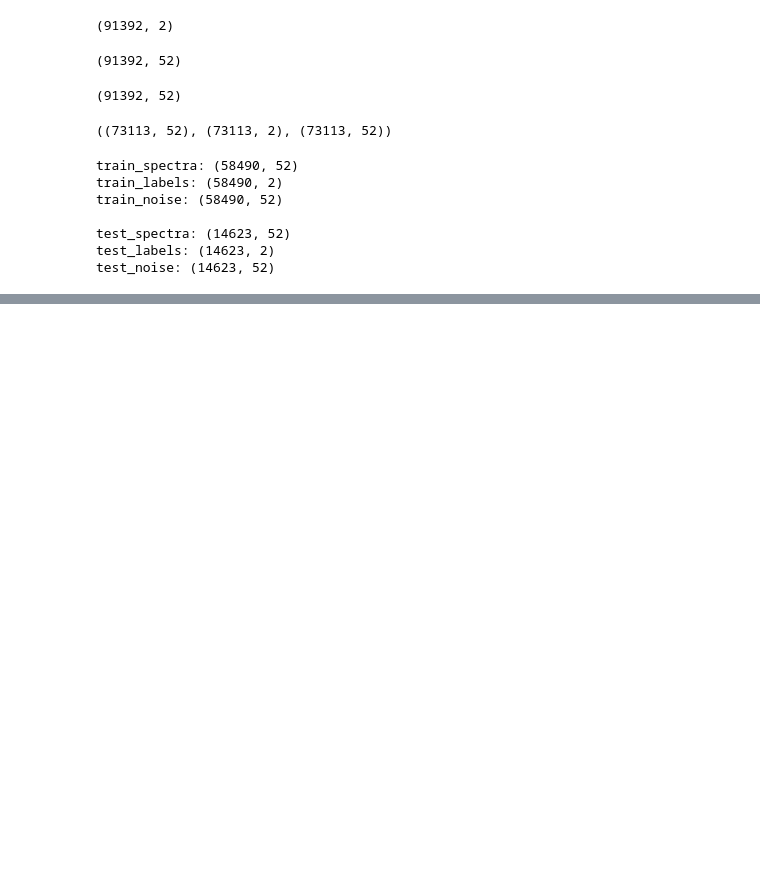
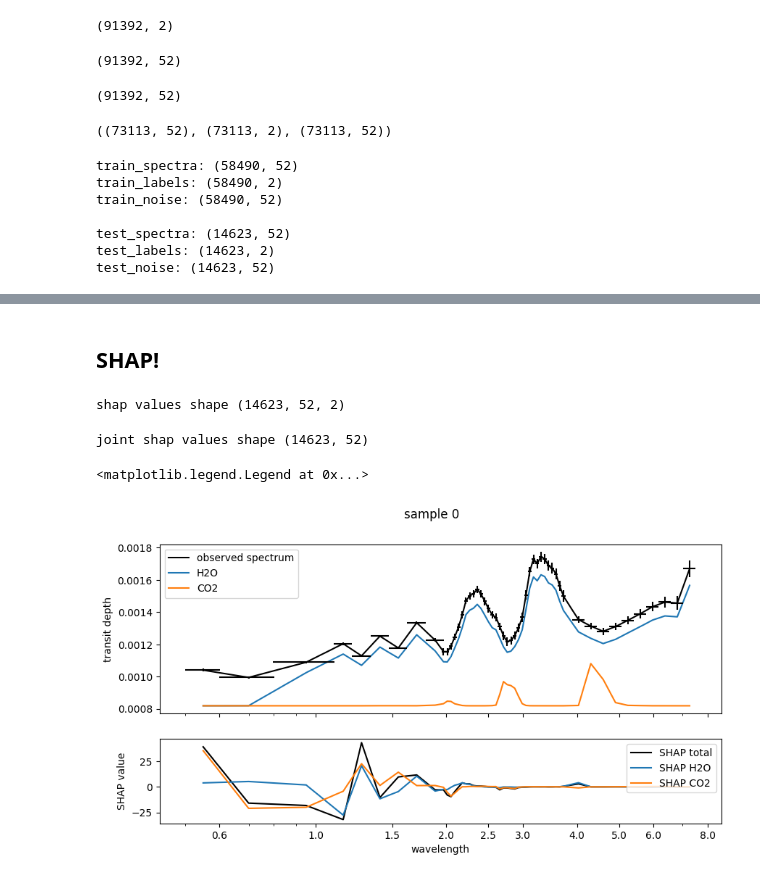
Before and after one commit to Jools-Clarke/SpeciesRetrieval, a Jupyter notebook: data_loader.ipynb, the cells around one changed output, grey strips where cells are left out. Drawn from its saved outputs; the diff is of its cells as text; code cells hidden in the pictures; blank space fills up the shorter version.

Commit message:
added shap interpretability

```diff
--- a/data_loader.ipynb
+++ b/data_loader.ipynb
@@ -355,0 +373,3 @@ epoch: 810, train loss: 0.3472192811431196, test loss: 0.35723334550857544, Time
+# %%
+# load the best model
+model.load_state_dict(torch.load('modela.pt'))
@@ -355,0 +395,2 @@ epoch: 810, train loss: 0.3472192811431196, test loss: 0.35723334550857544, Time
+# %% [markdown]
+## SHAP!
@@ -355,0 +407,58 @@ epoch: 810, train loss: 0.3472192811431196, test loss: 0.35723334550857544, Time
+# %%
+# Convert your test data to a tensor (if not already)
+test_data_tensor = torch.Tensor(test_spectra_normalised)
+# %%
+# Compute SHAP values for the test data
+# Note: For models with multiple outputs, shap_values will be a list (one per output)
+shap_values = explainer.shap_values(test_data_tensor, check_additivity=False)
+
+print(f'shap values shape {shap_values.shape}')
+# %% [output]
+shap values shape (14623, 52, 2)
+# %%
+joint_shap_values = np.array(shap_values).sum(axis=2)
+print(f'joint shap values shape {joint_shap_values.shape}')
+# %% [output]
+joint shap values shape (14623, 52)
+# %%
+i = 0
+all_species = ds.species.values[1:]
+
+fig, ax = plt.subplots(2,1, figsize=(10,5), sharex=True, gridspec_kw={'height_ratios': [2, 1]})
+
+ax_shap = ax[1]
+ax = ax[0]
+
+ax.plot(ds['wavelength'],ds['spectrum'].sel(sample=i).values, "k-", label='observed spectrum')
+
+
+ax.plot(
+    ds['wavelength'],
+ds['contributions'].sel(sample=i,
+                    species=['H2O', 'CO2',]
+                    ).values.T, label=['H2O', 'CO2', ])
+
+
+ax.errorbar(ds['wavelength'],ds['spectrum'].sel(sample=i).values,xerr=ds['bin_width']/2, yerr=ds['noise'].sel(sample=i).values, fmt='none', color='black', )
+
+# ax.plot(ds['wavelength'],ds['contributions'].sel(sample=i).isel(species = 0).values, "k--", label='total contribution')
+ax_shap.plot(ds['wavelength'], joint_shap_values[i], 'k-',label='SHAP total')
+
+ax_shap.plot(ds['wavelength'], shap_values[i, :, 0], '-',label='SHAP H2O')
+ax_shap.plot(ds['wavelength'], shap_values[i, :, 1], '-',label='SHAP CO2')
+
+
+ax_shap.set_xlabel('wavelength')
+ax.set_ylabel('transit depth')
+ax_shap.set_ylabel('SHAP value')
+
+ax.set_xscale('log')
+ax.set_xticks([0.6, 1,1.5, 2, 2.5,3,4, 5, 6,8,])
+ax.get_xaxis().set_major_formatter(plt.ScalarFormatter())
+
+fig.suptitle(f'sample {i}')
+ax_shap.legend(loc='upper right')
+ax.legend()
+# %% [output]
+<matplotlib.legend.Legend at 0x...>
+[figure, added]
```
Also changed, not shown: parts of 8 cells of this notebook, 3 other files.
